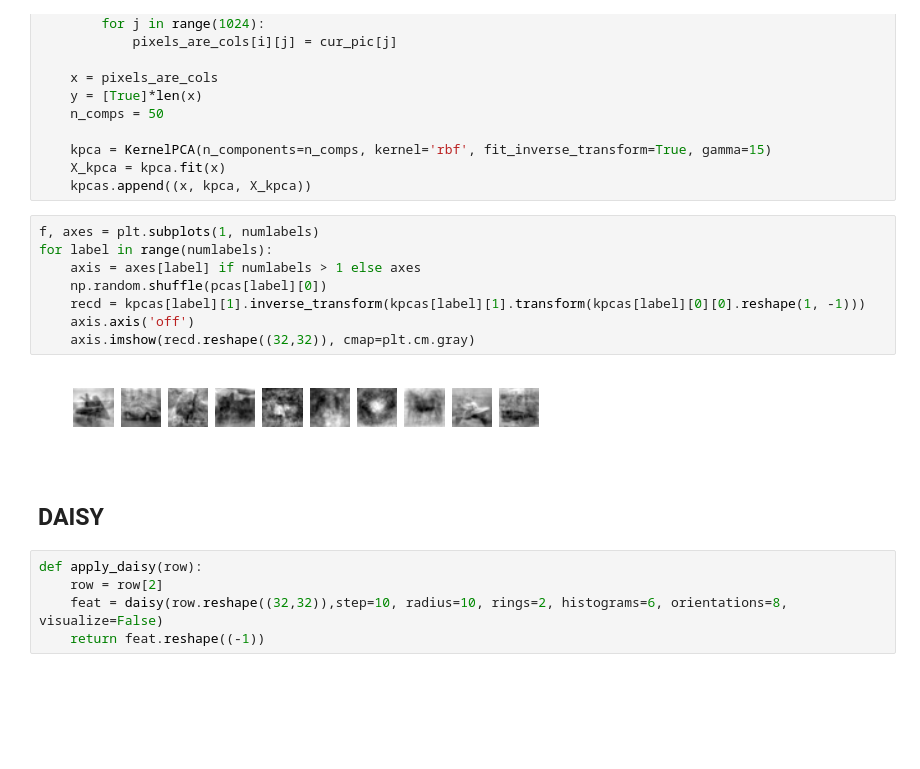
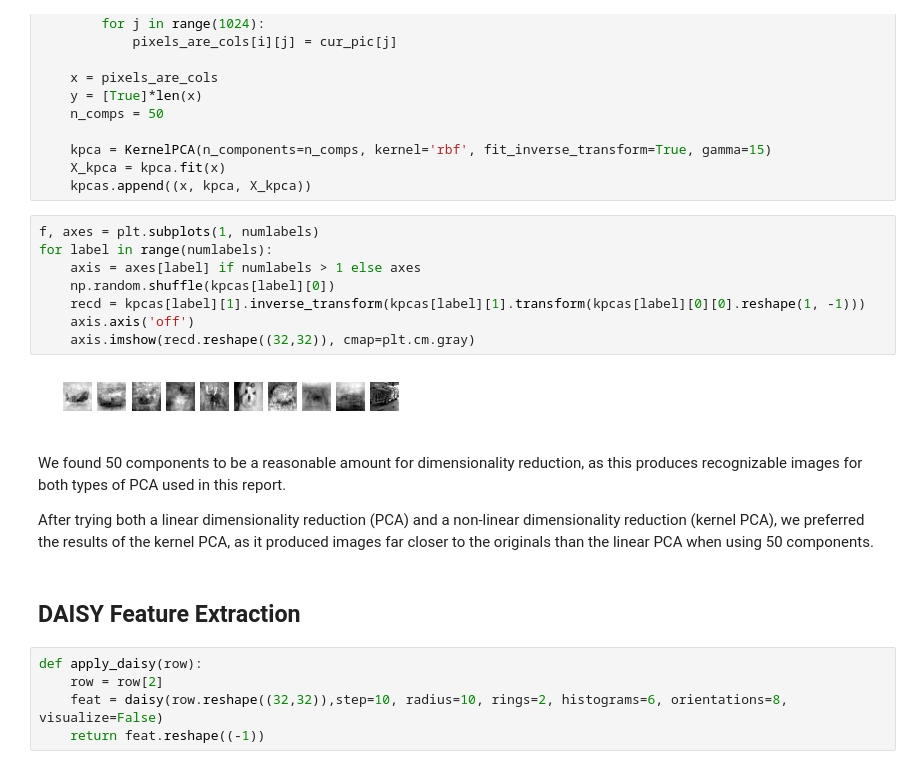
Before and after one commit to Regum/MLP-Appel-Hawkins, a Jupyter notebook: lab3/Report3.ipynb, the cells around one changed output. Cells and saved outputs as stored; diff of their text form; blank space fills up the shorter version.

Commit message:
Added introduction and discussions of DAISY feature extraction, our preferred method of dimensionality reduction, and our image difference plot.

```diff
--- a/lab3/Report3.ipynb
+++ b/lab3/Report3.ipynb
@@ -129,15 +136,19 @@ for label in range(numlabels):
 # %%
 f, axes = plt.subplots(1, numlabels)
 for label in range(numlabels):
     axis = axes[label] if numlabels > 1 else axes
-    np.random.shuffle(pcas[label][0])
+    np.random.shuffle(kpcas[label][0])
     recd = kpcas[label][1].inverse_transform(kpcas[label][1].transform(kpcas[label][0][0].reshape(1, -1)))
     axis.axis('off')
     axis.imshow(recd.reshape((32,32)), cmap=plt.cm.gray)
 # %% [output]
-[figure, old version]
+[figure, new version]
+# %% [markdown]
+We found 50 components to be a reasonable amount for dimensionality reduction, as this produces recognizable images for both types of PCA used in this report.
+
+After trying both a linear dimensionality reduction (PCA) and a non-linear dimensionality reduction (kernel PCA), we preferred the results of the kernel PCA, as it produced images far closer to the originals than the linear PCA when using 50 components.
 # %% [markdown]
-## DAISY
+## DAISY Feature Extraction
 # %%
 def apply_daisy(row):
     row = row[2]
```
Also changed, not shown: parts of 10 cells of this notebook.
